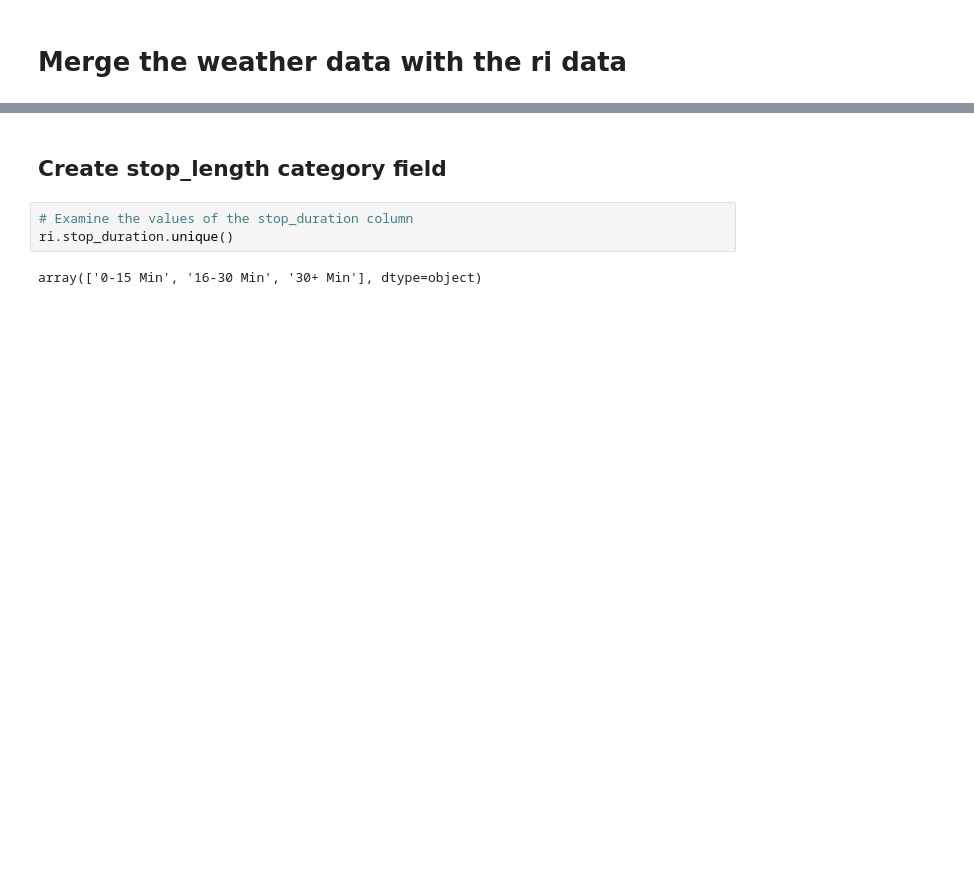
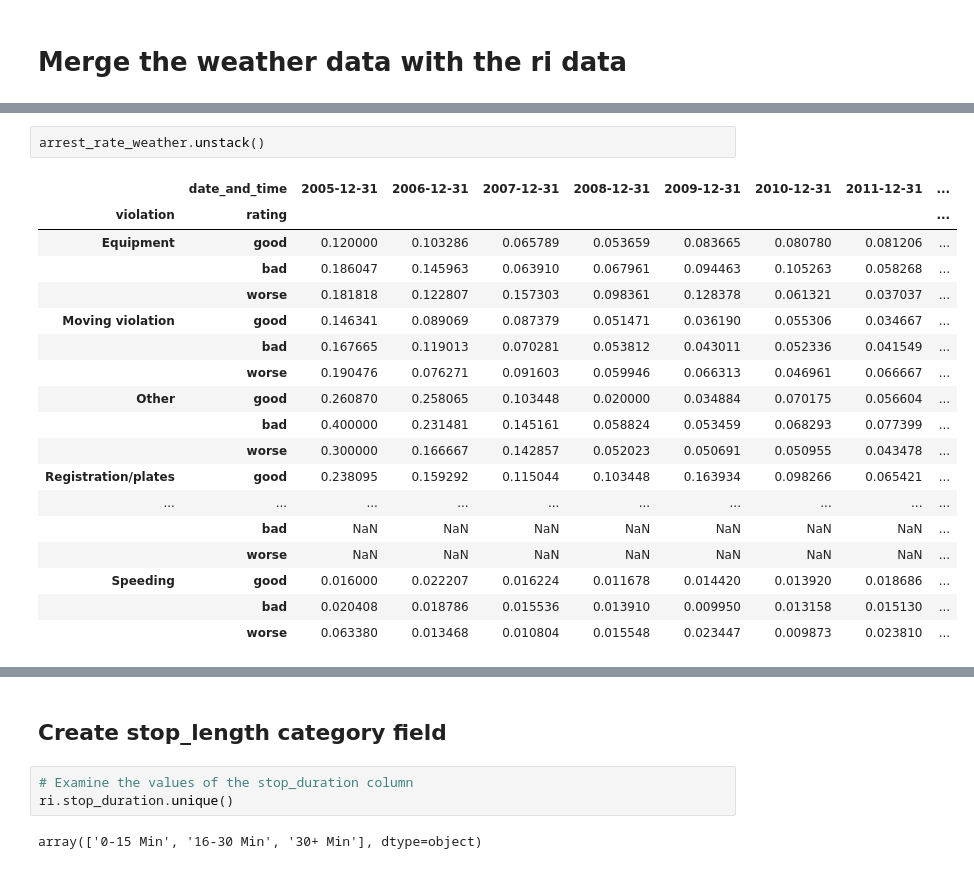
Before and after one commit to kipmadden/Stanford-Open-Policing-Project, a Jupyter notebook: Stanford Open Policing Project - Rhode Island Analysis.ipynb, the cells around one changed output, grey strips where cells are left out. Cells and saved outputs as stored; diff of their text form; blank space fills up the shorter version.

```diff
--- a/Stanford Open Policing Project - Rhode Island Analysis.ipynb
+++ b/Stanford Open Policing Project - Rhode Island Analysis.ipynb
@@ -890,0 +1056,21 @@ KeyError: "None of ['stop_datetime'] are in the columns"
+# %%
+arrest_rate_weather.unstack()
+# %% [output]
+|  | date_and_time | 2005-12-31 | 2006-12-31 | 2007-12-31 | 2008-12-31 | 2009-12-31 | 2010-12-31 | 2011-12-31 | ... |
+| violation | rating |  |  |  |  |  |  |  | ... |
+| Equipment | good | 0.120000 | 0.103286 | 0.065789 | 0.053659 | 0.083665 | 0.080780 | 0.081206 | ... |
+|  | bad | 0.186047 | 0.145963 | 0.063910 | 0.067961 | 0.094463 | 0.105263 | 0.058268 | ... |
+|  | worse | 0.181818 | 0.122807 | 0.157303 | 0.098361 | 0.128378 | 0.061321 | 0.037037 | ... |
+| Moving violation | good | 0.146341 | 0.089069 | 0.087379 | 0.051471 | 0.036190 | 0.055306 | 0.034667 | ... |
+|  | bad | 0.167665 | 0.119013 | 0.070281 | 0.053812 | 0.043011 | 0.052336 | 0.041549 | ... |
+|  | worse | 0.190476 | 0.076271 | 0.091603 | 0.059946 | 0.066313 | 0.046961 | 0.066667 | ... |
+| Other | good | 0.260870 | 0.258065 | 0.103448 | 0.020000 | 0.034884 | 0.070175 | 0.056604 | ... |
+|  | bad | 0.400000 | 0.231481 | 0.145161 | 0.058824 | 0.053459 | 0.068293 | 0.077399 | ... |
+|  | worse | 0.300000 | 0.166667 | 0.142857 | 0.052023 | 0.050691 | 0.050955 | 0.043478 | ... |
+| Registration/plates | good | 0.238095 | 0.159292 | 0.115044 | 0.103448 | 0.163934 | 0.098266 | 0.065421 | ... |
+| ... | ... | ... | ... | ... | ... | ... | ... | ... | ... |
+|  | bad | NaN | NaN | NaN | NaN | NaN | NaN | NaN | ... |
+|  | worse | NaN | NaN | NaN | NaN | NaN | NaN | NaN | ... |
+| Speeding | good | 0.016000 | 0.022207 | 0.016224 | 0.011678 | 0.014420 | 0.013920 | 0.018686 | ... |
+|  | bad | 0.020408 | 0.018786 | 0.015536 | 0.013910 | 0.009950 | 0.013158 | 0.015130 | ... |
+|  | worse | 0.063380 | 0.013468 | 0.010804 | 0.015548 | 0.023447 | 0.009873 | 0.023810 | ... |
```
Also changed, not shown: parts of 25 cells of this notebook.
